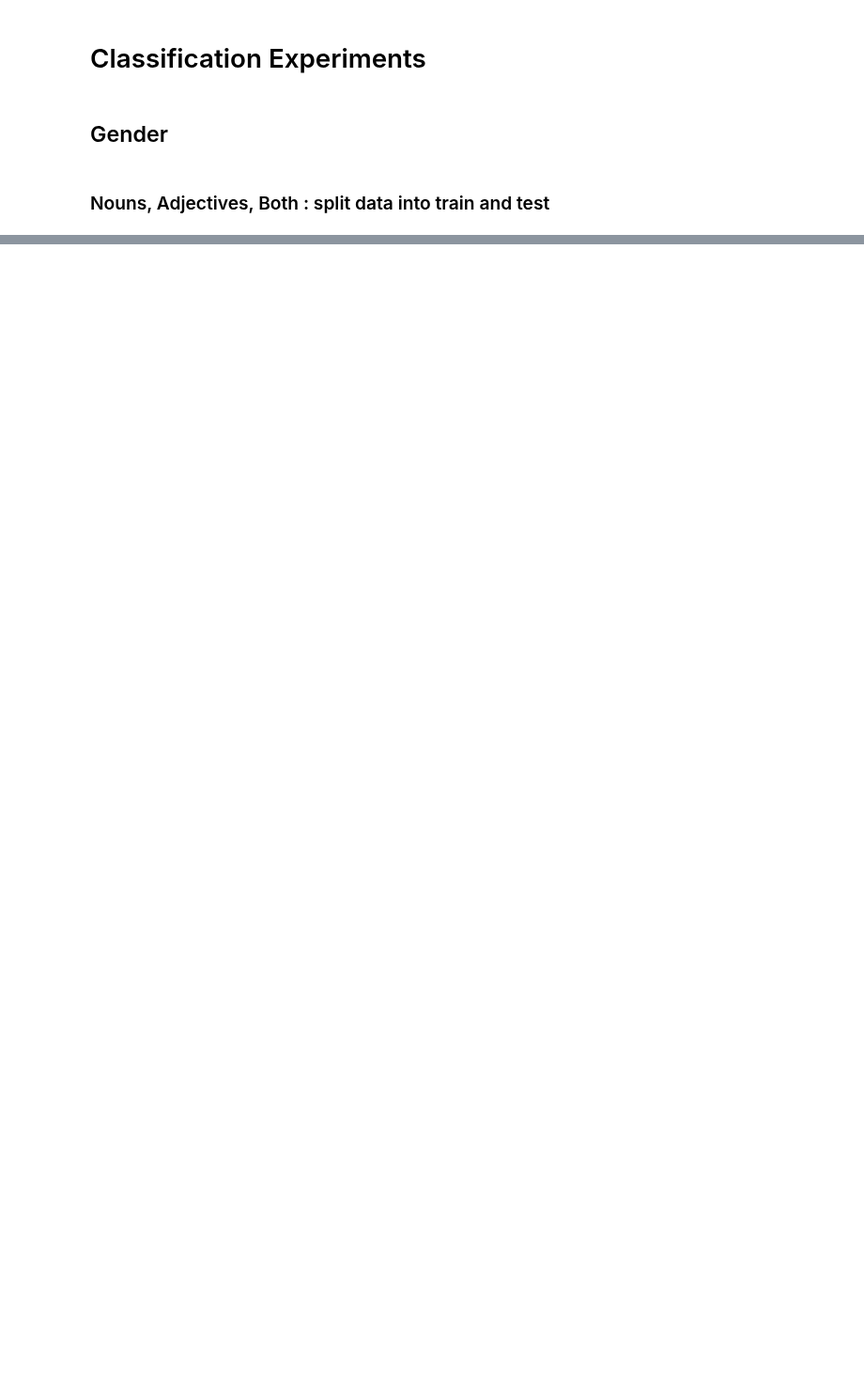
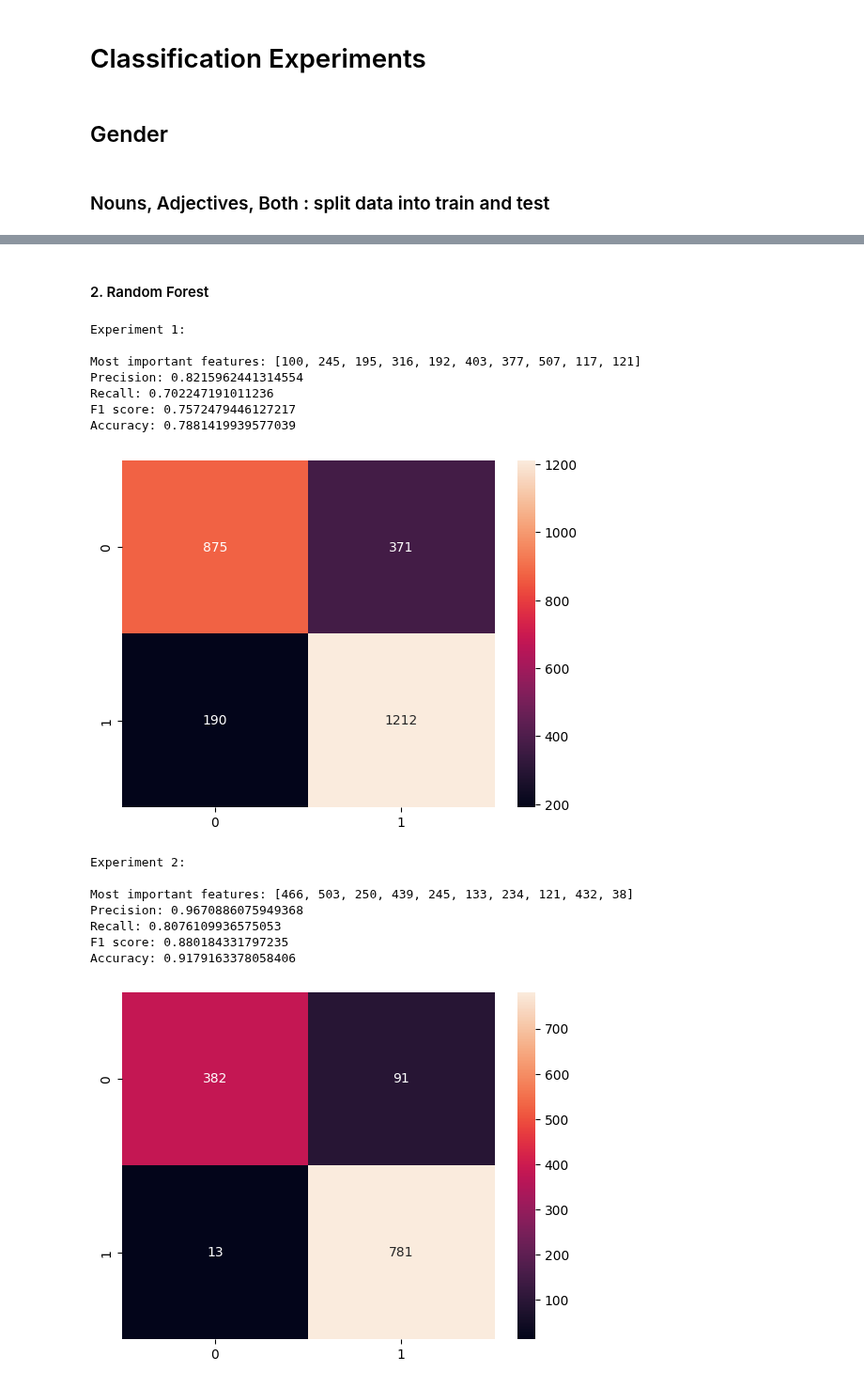
Before and after one commit to ClementineBleuze/WordEmbeddings, a Jupyter notebook: Notebooks_dim_clustering/classifiers.ipynb, the cells around one changed output, grey strips where cells are left out. Shown at 94% size. Drawn from its saved outputs; the diff is of its cells as text; code cells hidden in the pictures; blank space fills up the shorter version.

```diff
--- a/Notebooks_dim_clustering/classifiers.ipynb
+++ b/Notebooks_dim_clustering/classifiers.ipynb
@@ -83,0 +148,64 @@ Experiment 3:
+# %% [markdown]
+#### 2. Random Forest
+# %%
+# Do the same with Random Forest Classifier
+# Execution time: ~ 2.15 min
+results_rf = []
+
+for i in range(3):
+
+    X_train, X_test, Y_train, Y_test = train_features[i], test_features[i], train_targets[i], test_targets[i]
+
+    # Build a random forest classifier with 100 trees
+    clf = RandomForestClassifier(random_state=42, n_estimators=100)
+    clf.fit(X_train, Y_train)
+
+    # Predict gender on the test set
+    Y_pred = clf.predict(X_test)
+
+    # Build a confusion matrix
+    results_rf.append ({"cm": confusion_matrix(Y_test, Y_pred)})
+
+    # Compute precision, recall, F1 score and accuracy
+    results_rf[i]["precision"] = results_rf[i]["cm"][0,0] / (results_rf[i]["cm"][0,0] + results_rf[i]["cm"][1,0])
+    results_rf[i]["recall"] = results_rf[i]["cm"][0,0] / (results_rf[i]["cm"][0,0] + results_rf[i]["cm"][0,1])
+    results_rf[i]["f1"] = 2 * results_rf[i]["precision"] * results_rf[i]["recall"] / (results_rf[i]["precision"] + results_rf[i]["recall"])
+    results_rf[i]["accuracy"] = (results_rf[i]["cm"][0,0] + results_rf[i]["cm"][1,1]) / np.sum(results_rf[i]["cm"])
+
+    # Store the importance of each feature
+    results_rf[i]["importances"] = clf.feature_importances_
+# %%
+for i in range(3):
+
+    print(f"Experiment {i+1}:\n")
+
+    # Plot top 10 most important features
+    indices = np.argsort(results_rf[i]["importances"])[::-1]
+    print(f"Most important features: {[int(ind) for ind in indices[:10]]}")
+
+    # Plot precision, recall, F1 score and accuracy
+    print(f"Precision: {results_rf[i]['precision']}")
+    print(f"Recall: {results_rf[i]['recall']}")
+    print(f"F1 score: {results_rf[i]['f1']}")
+    print(f"Accuracy: {results_rf[i]['accuracy']}")
+
+    # Plot confusion matrix
+    sns.heatmap(results_rf[i]["cm"], annot=True, fmt="d")
+    plt.show()
+# %% [output]
+Experiment 1:
+
+Most important features: [100, 245, 195, 316, 192, 403, 377, 507, 117, 121]
+Precision: 0.8215962441314554
+Recall: 0.702247191011236
+F1 score: 0.7572479446127217
+Accuracy: 0.7881419939577039
+[figure, added]
+Experiment 2:
+
+Most important features: [466, 503, 250, 439, 245, 133, 234, 121, 432, 38]
+Precision: 0.9670886075949368
+Recall: 0.8076109936575053
+F1 score: 0.880184331797235
+Accuracy: 0.9179163378058406
+[figure, added]
```
Also changed, not shown: parts of 9 cells of this notebook.
